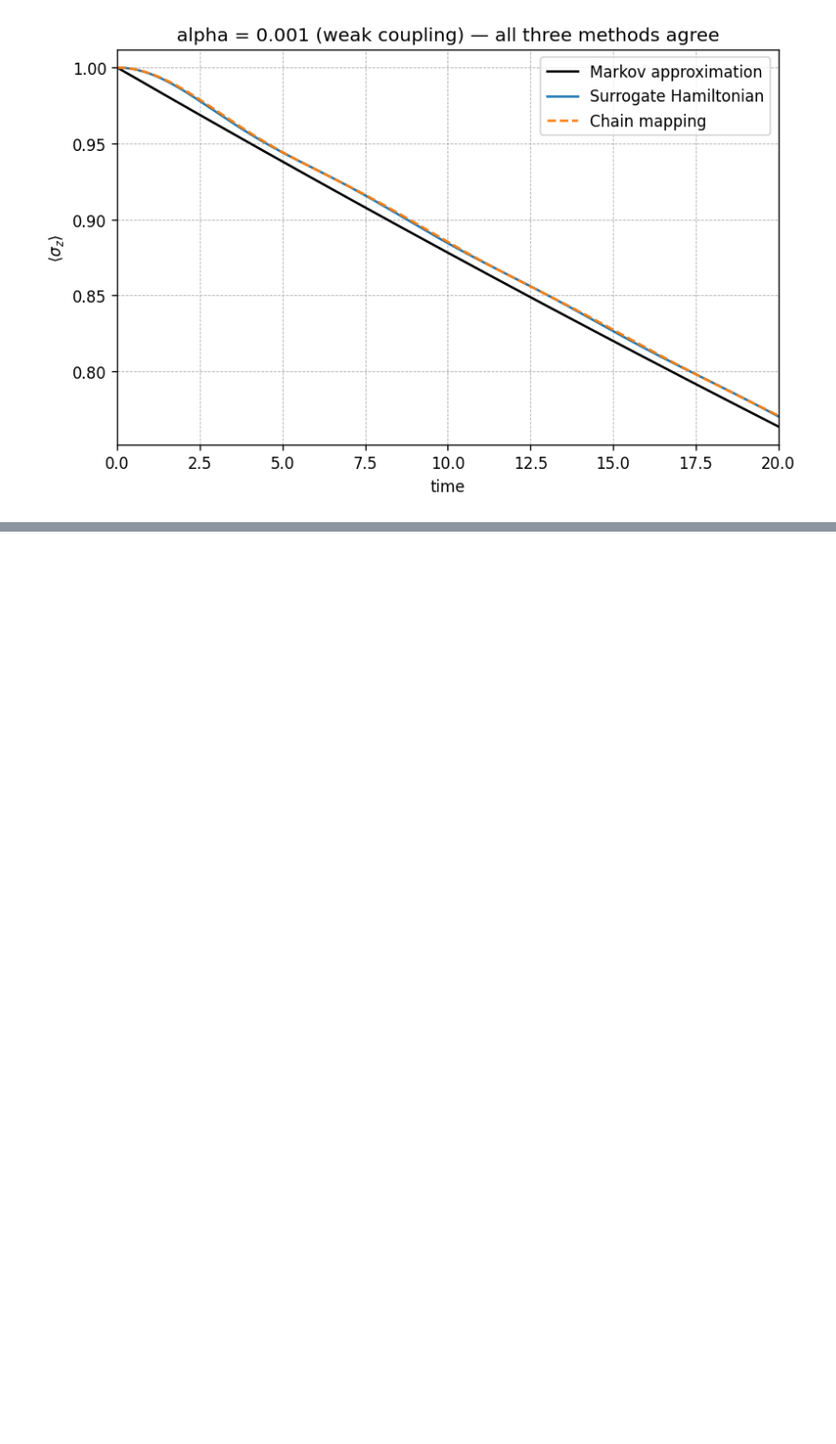
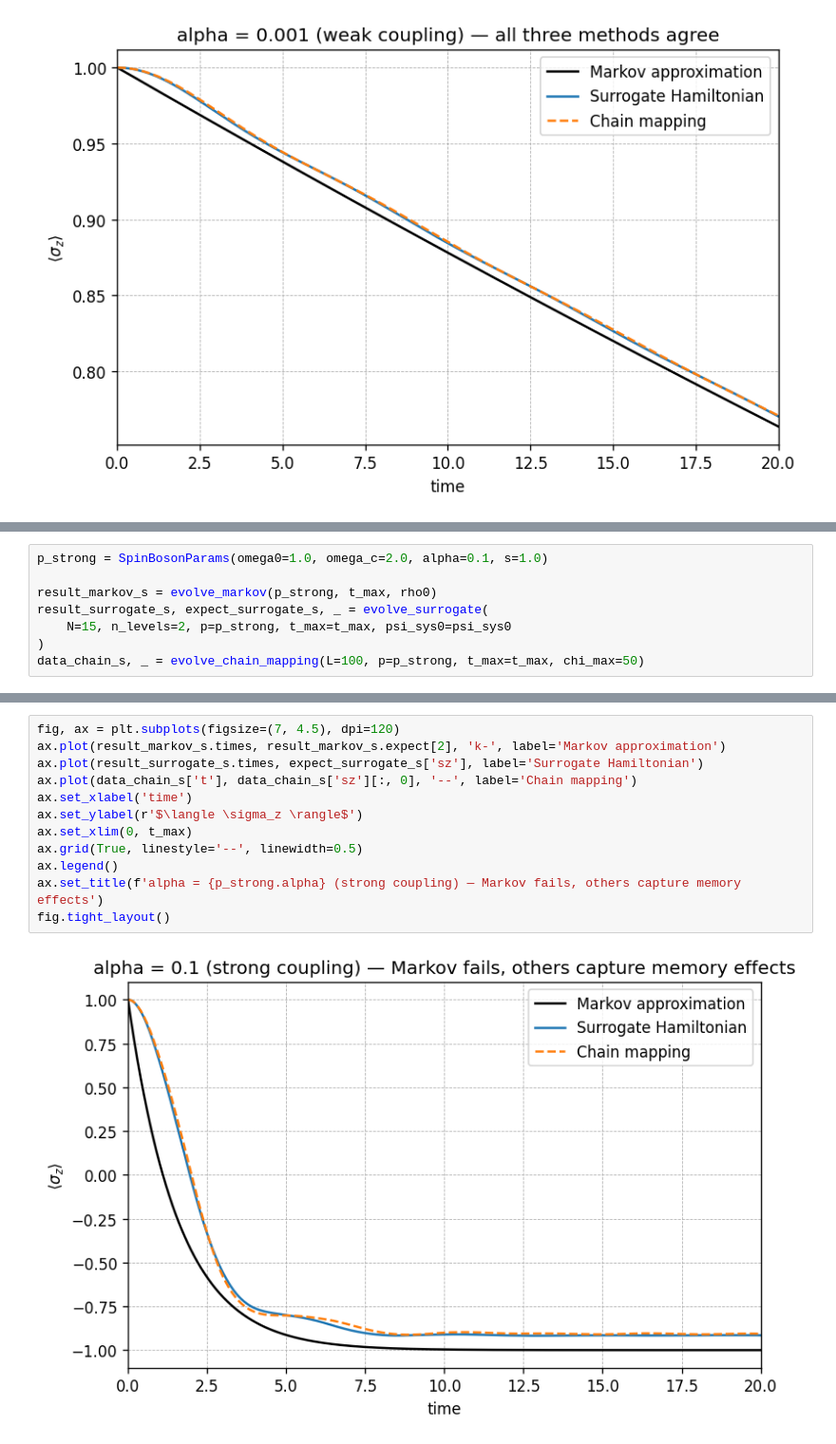
Before and after one commit to IsabelleMc/oqs-simulation, a Jupyter notebook: notebooks/demo.ipynb, the cells around one changed output, grey strips where cells are left out. Shown at 95% size. Saved outputs shown, nothing was run; the diff lists cells and outputs as text; blank space fills up the shorter version.

```diff
--- a/notebooks/demo.ipynb
+++ b/notebooks/demo.ipynb
@@ -63,0 +70,8 @@ fig.tight_layout()
+# %%
+p_strong = SpinBosonParams(omega0=1.0, omega_c=2.0, alpha=0.1, s=1.0)
+
+result_markov_s = evolve_markov(p_strong, t_max, rho0)
+result_surrogate_s, expect_surrogate_s, _ = evolve_surrogate(
+    N=15, n_levels=2, p=p_strong, t_max=t_max, psi_sys0=psi_sys0
+)
+data_chain_s, _ = evolve_chain_mapping(L=100, p=p_strong, t_max=t_max, chi_max=50)
@@ -63,0 +90,14 @@ fig.tight_layout()
+# %%
+fig, ax = plt.subplots(figsize=(7, 4.5), dpi=120)
+ax.plot(result_markov_s.times, result_markov_s.expect[2], 'k-', label='Markov approximation')
+ax.plot(result_surrogate_s.times, expect_surrogate_s['sz'], label='Surrogate Hamiltonian')
+ax.plot(data_chain_s['t'], data_chain_s['sz'][:, 0], '--', label='Chain mapping')
+ax.set_xlabel('time')
+ax.set_ylabel(r'$\langle \sigma_z \rangle$')
+ax.set_xlim(0, t_max)
+ax.grid(True, linestyle='--', linewidth=0.5)
+ax.legend()
+ax.set_title(f'alpha = {p_strong.alpha} (strong coupling) — Markov fails, others capture memory effects')
+fig.tight_layout()
+# %% [output]
+[figure, added]
```
Also changed, not shown: parts of 3 cells of this notebook.
